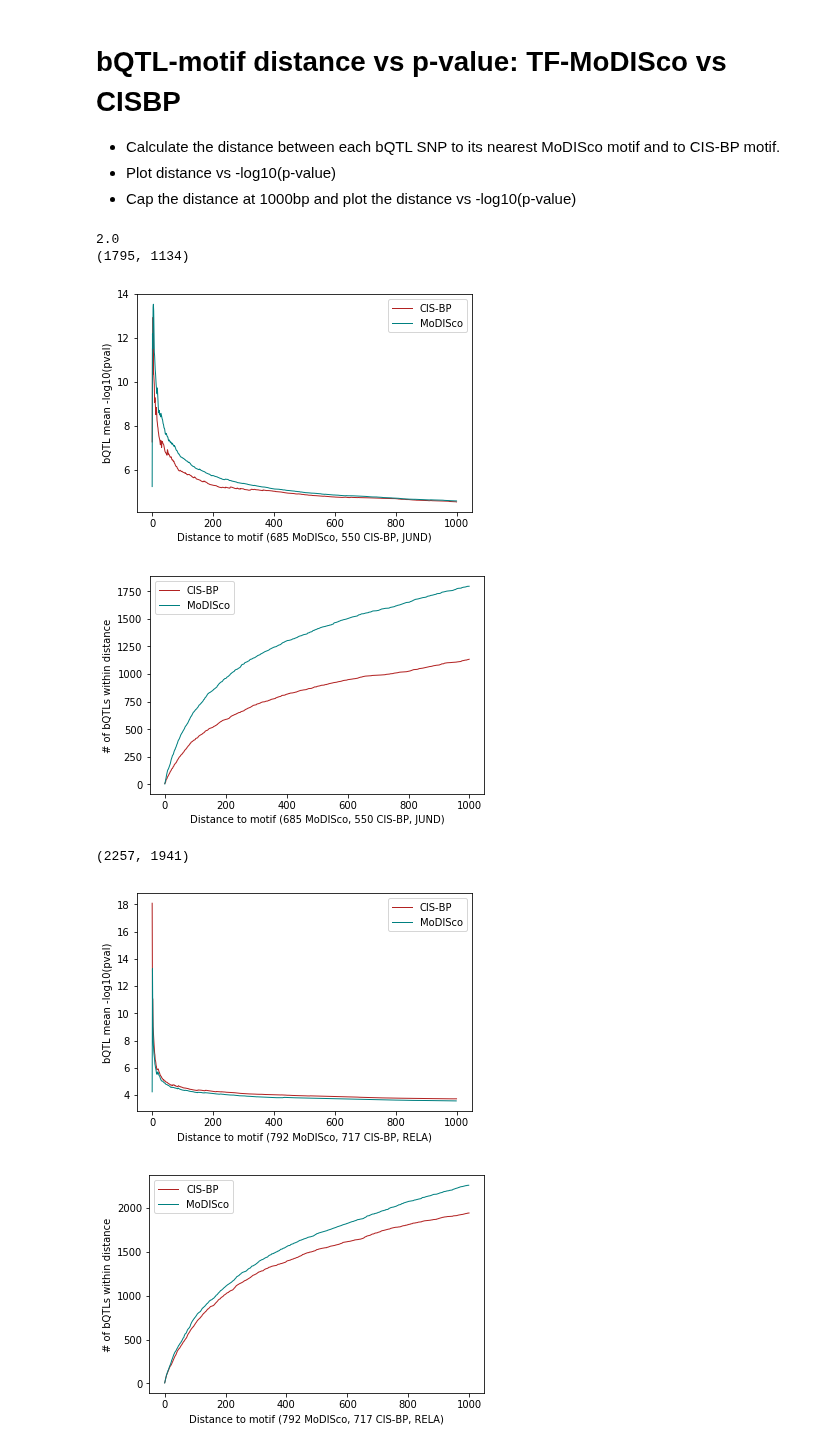
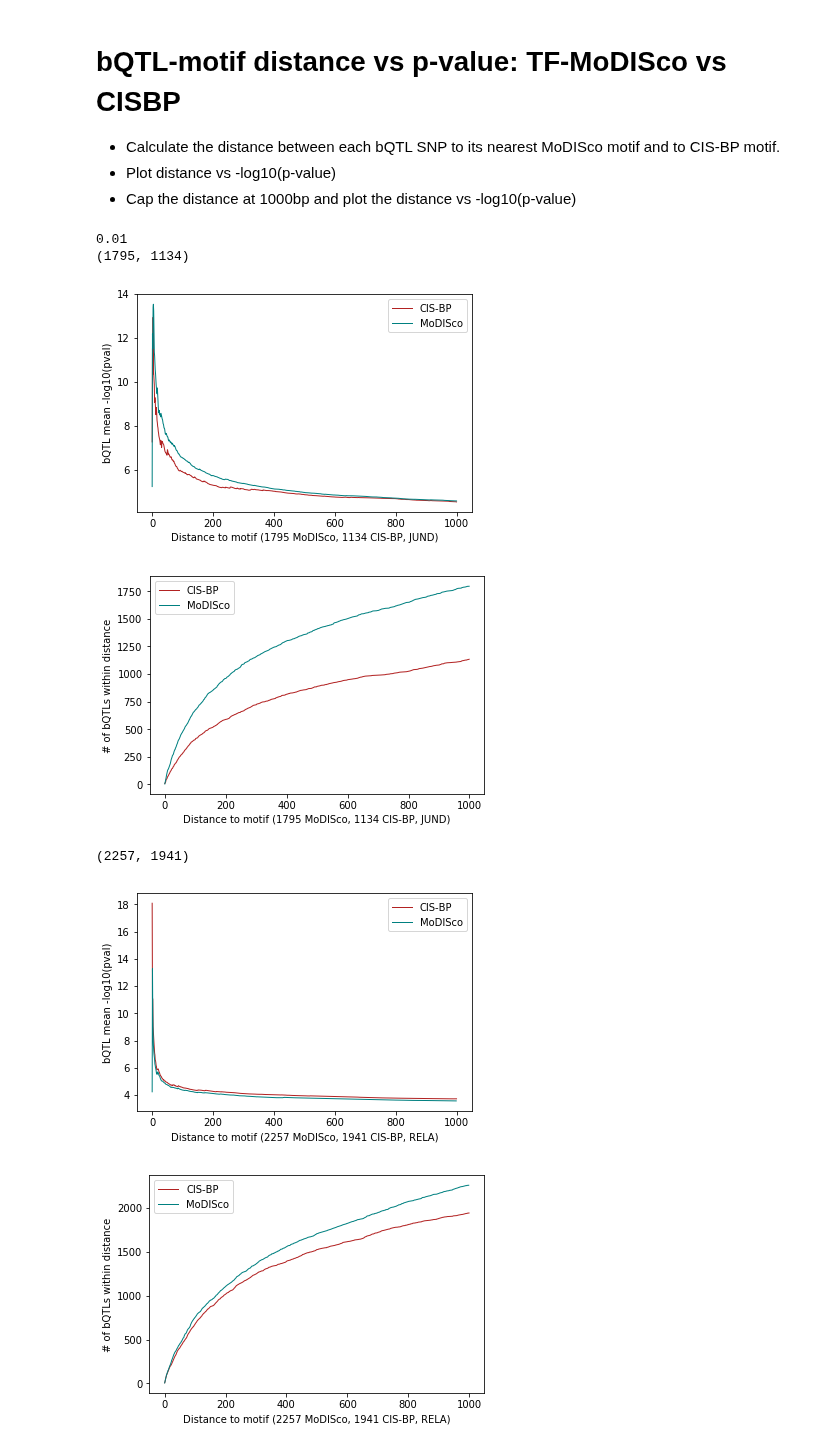
Before and after one commit to kundajelab/tfmodisco_bio_experiments, a Jupyter notebook: results/nandi/CIS-BP/bQTL_comp_mean.ipynb, the cells around one changed output. Saved outputs shown, nothing was run; the diff lists cells and outputs as text; code cells hidden in the pictures.

Commit message:
correct label in  mean, count plot

```diff
--- a/results/nandi/CIS-BP/bQTL_comp_mean.ipynb
+++ b/results/nandi/CIS-BP/bQTL_comp_mean.ipynb
@@ -101,39 +101,39 @@ for i, tf in enumerate(tf_list):
 
     fig = plt.figure()
     #im = plt.scatter(xc, yc, c='firebrick', alpha=1, marker='.', label="CIS-BP", s=1) # red  CIS-BP
     #im = plt.scatter(x,  y,  c='teal', alpha=1, marker='.', label="MoDISco", s=1) # blue modisco
     im = plt.plot(xc, yc, c='firebrick', alpha=1, label="CIS-BP", linewidth=1) # red  CIS-BP
     im = plt.plot(x,  y,  c='teal', alpha=1, label="MoDISco", linewidth=1) # blue modisco
 
-    plt.xlabel("Distance to motif (" + str(len(dict_m)) + " MoDISco, " + str(len(dict_c)) + " CIS-BP, " + tf + ")")
+    plt.xlabel("Distance to motif (" + str(len(sorted_list_m)) + " MoDISco, " + str(len(short_list_c)) + " CIS-BP, " + tf + ")")
     plt.ylabel("bQTL mean -log10(pval)")
     plt.legend()
     plt.show()
     fig.savefig("under_1ksummit/" + tf + "_cmp_mean.png", bbox_inches='tight')
 
     # plot cnt -----------------------------------------------------------------
     x = [ k for k in cnt_m ]
     y = [ cnt_m[k] for k in cnt_m ]
     xc = [ k for k in cnt_c ]
     yc = [ cnt_c[k] for k in cnt_c ]
 
     fig = plt.figure()
     #im = plt.scatter(xc, yc, c='firebrick', alpha=1, marker='.', label="CIS-BP", s=1) # red  CIS-BP
     #im = plt.scatter(x,  y,  c='teal', alpha=1, marker='.', label="MoDISco", s=1) # blue modisco
     im = plt.plot(xc, yc, c='firebrick', alpha=1, label="CIS-BP", linewidth=1) # red  CIS-BP
     im = plt.plot(x,  y,  c='teal', alpha=1, label="MoDISco", linewidth=1) # blue modisco
 
-    plt.xlabel("Distance to motif (" + str(len(dict_m)) + " MoDISco, " + str(len(dict_c)) + " CIS-BP, " + tf + ")")
+    plt.xlabel("Distance to motif (" + str(len(sorted_list_m)) + " MoDISco, " + str(len(short_list_c)) + " CIS-BP, " + tf + ")")
     plt.ylabel("# of bQTLs within distance")
     plt.legend()
     plt.show()
     fig.savefig("under_1ksummit/" + tf + "_cmp_cnt.png", bbox_inches='tight')
 # %% [output]
-2.0
+0.01
 (1795, 1134)
-[figure, old version]
+[figure, new version]
-[figure, old version]
+[figure, new version]
 (2257, 1941)
-[figure, old version]
+[figure, new version]
-[figure, old version]
+[figure, new version]
 (2019, 1795)
```
Also changed, not shown: parts of 1 cell of this notebook, 8 other files.
